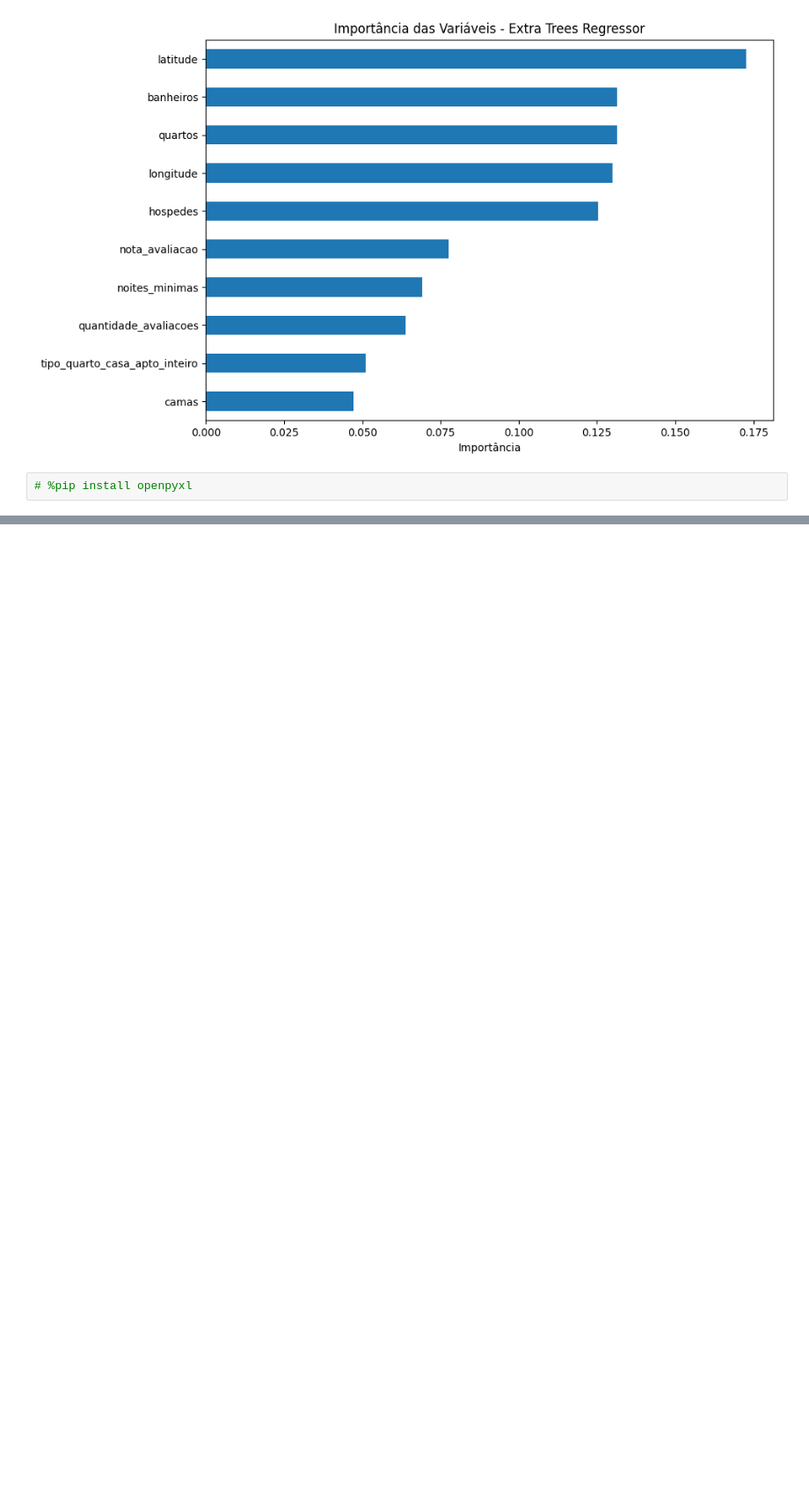
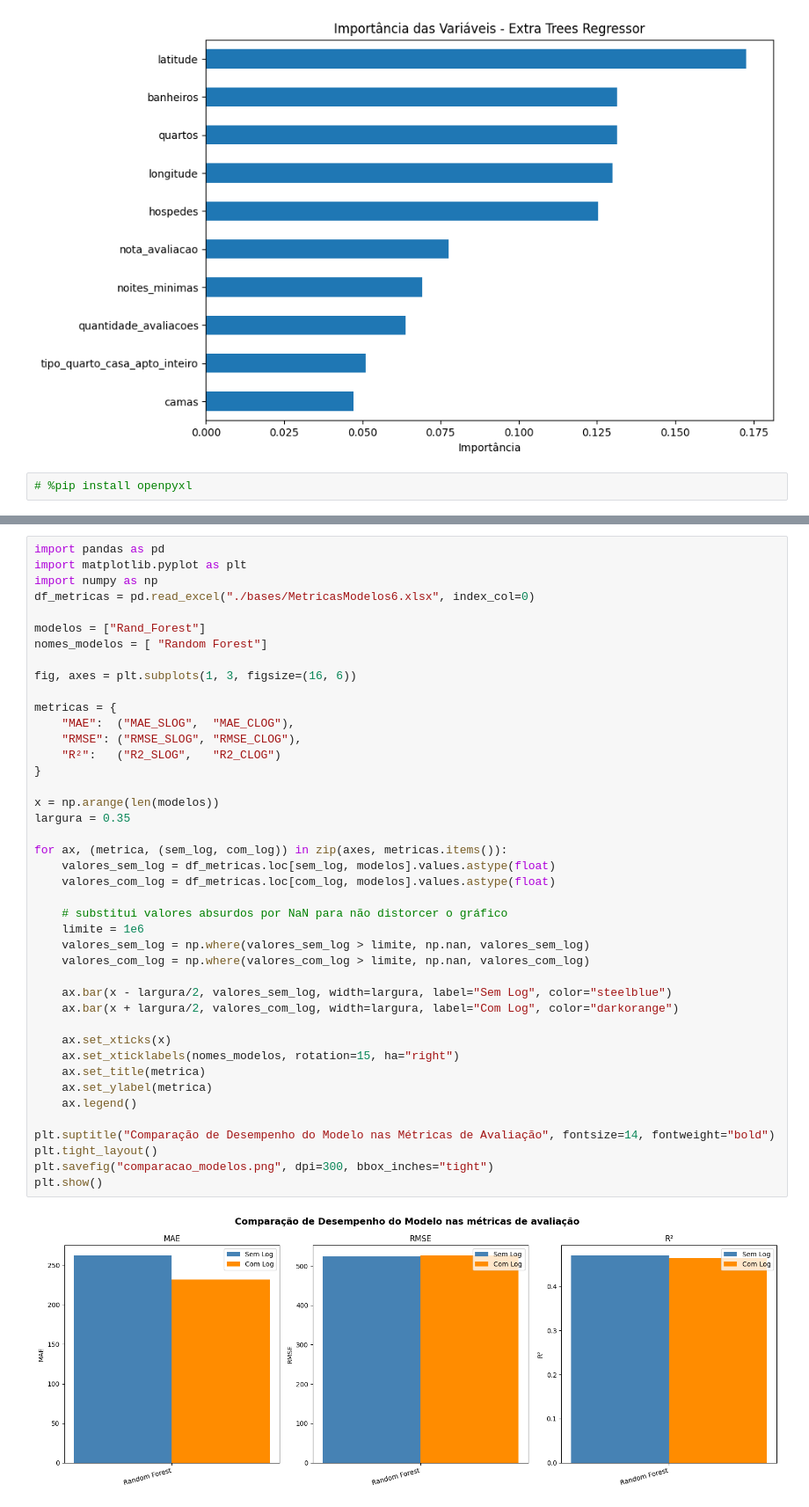
Before and after one commit to anacamorims/projeto-academy, a Jupyter notebook: extra-trees.ipynb, the cells around one changed output, grey strips where cells are left out. Shown at 88% size. Saved outputs shown, nothing was run; the diff lists cells and outputs as text; blank space fills up the shorter version.

```diff
--- a/extra-trees.ipynb
+++ b/extra-trees.ipynb
@@ -416,0 +456,44 @@ plt.show()
+# %%
+import pandas as pd
+import matplotlib.pyplot as plt
+import numpy as np
+df_metricas = pd.read_excel("./bases/MetricasModelos6.xlsx", index_col=0)
+
+modelos = ["Rand_Forest"]
+nomes_modelos = [ "Random Forest"]
+
+fig, axes = plt.subplots(1, 3, figsize=(16, 6))
+
+metricas = {
+    "MAE":  ("MAE_SLOG",  "MAE_CLOG"),
+    "RMSE": ("RMSE_SLOG", "RMSE_CLOG"),
+    "R²":   ("R2_SLOG",   "R2_CLOG")
+}
+
+x = np.arange(len(modelos))
+largura = 0.35
+
+for ax, (metrica, (sem_log, com_log)) in zip(axes, metricas.items()):
+    valores_sem_log = df_metricas.loc[sem_log, modelos].values.astype(float)
+    valores_com_log = df_metricas.loc[com_log, modelos].values.astype(float)
+
+    # substitui valores absurdos por NaN para não distorcer o gráfico
+    limite = 1e6
+    valores_sem_log = np.where(valores_sem_log > limite, np.nan, valores_sem_log)
+    valores_com_log = np.where(valores_com_log > limite, np.nan, valores_com_log)
+
+    ax.bar(x - largura/2, valores_sem_log, width=largura, label="Sem Log", color="steelblue")
+    ax.bar(x + largura/2, valores_com_log, width=largura, label="Com Log", color="darkorange")
+
+    ax.set_xticks(x)
+    ax.set_xticklabels(nomes_modelos, rotation=15, ha="right")
+    ax.set_title(metrica)
+    ax.set_ylabel(metrica)
+    ax.legend()
+
+plt.suptitle("Comparação de Desempenho do Modelo nas Métricas de Avaliação", fontsize=14, fontweight="bold")
+plt.tight_layout()
+plt.savefig("comparacao_modelos.png", dpi=300, bbox_inches="tight")
+plt.show()
+# %% [output]
+[figure, added]
```
Also changed, not shown: parts of 2 cells of this notebook, 1 other file.
